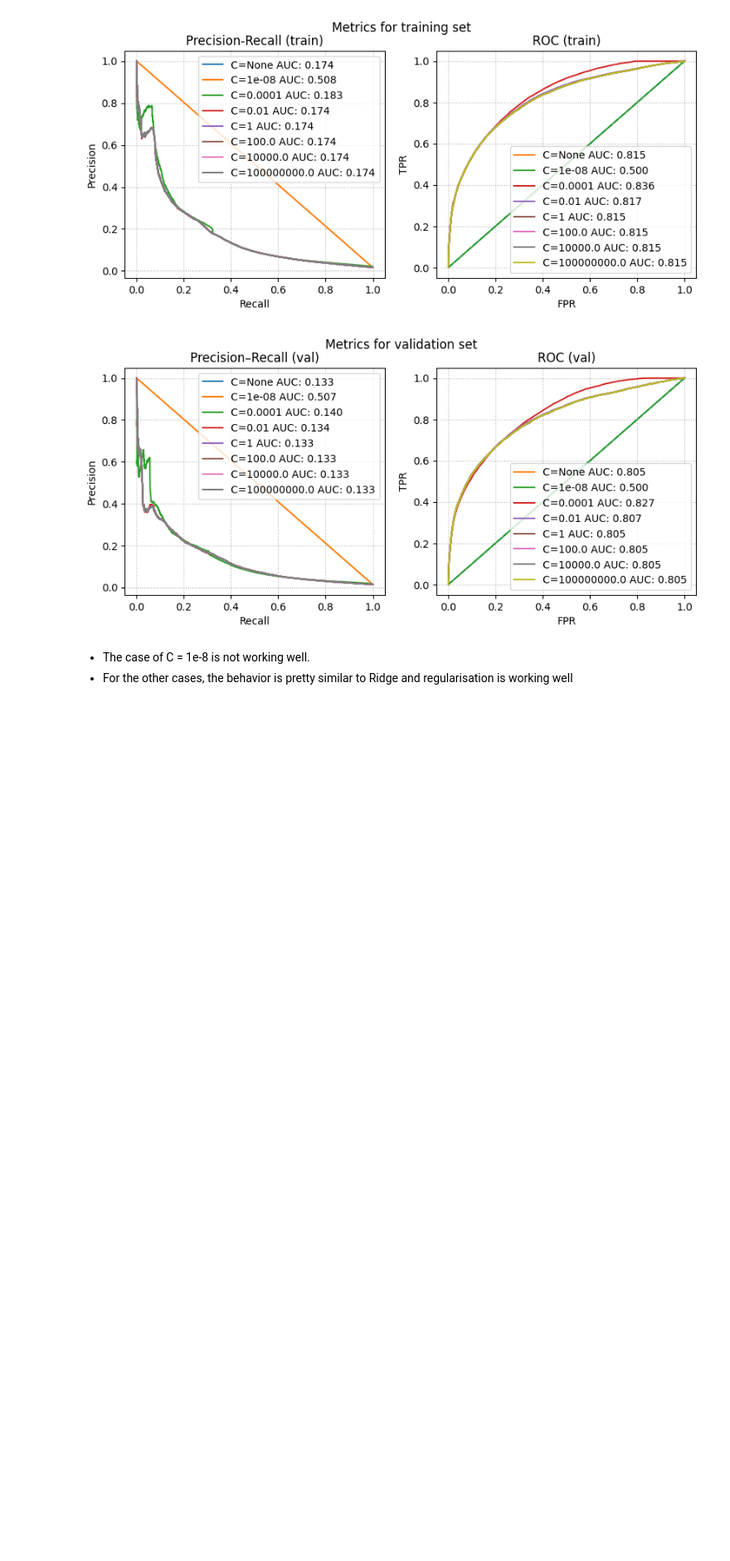
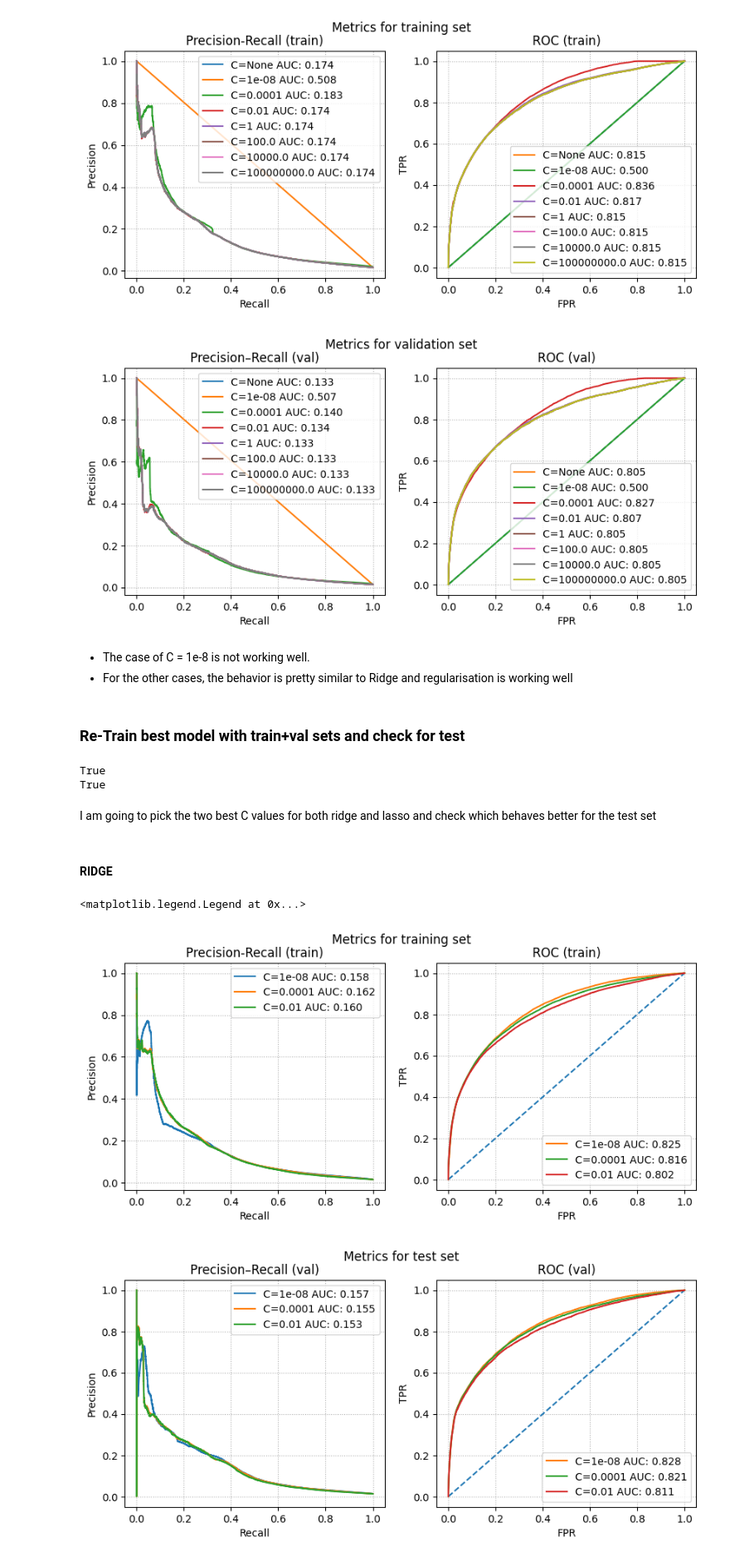
Before and after one commit to jonugaldegv-droid/zrive-ds, a Jupyter notebook: Module3/main3.ipynb, the cells around one changed output. Shown at 83% size. Drawn from its saved outputs; the diff is of its cells as text; code cells hidden in the pictures; blank space fills up the shorter version.

```diff
--- a/Module3/main3.ipynb
+++ b/Module3/main3.ipynb
@@ -507,3 +507,78 @@ ax_va[0].legend() ; ax_va[1].legend()
 # %% [markdown]
 - The case of C = 1e-8 is not working well.
 - For the other cases, the behavior is pretty similar to Ridge and regularisation is working well
+# %% [markdown]
+### Re-Train best model with train+val sets and check for test
+# %%
+X_tv = pd.concat([X_train, X_val], axis = 0, ignore_index=True)
+y_tv = pd.concat([y_train, y_val], axis = 0, ignore_index = True)
+# %%
+print(len(X_tv) == len(X_train) + len(X_val))
+print(len(y_tv) == len(y_train) + len(y_val))
+# %% [output]
+True
+True
+# %% [markdown]
+I am going to pick the two best C values for both ridge and lasso and check which behaves better for the test set
+# %% [markdown]
+#### RIDGE
+# %%
+alphas = [1e-8, 1e-4, 1e-2]
+
+fig_tr, ax_tr = plt.subplots(1, 2, figsize=(10,4))
+fig_tr.suptitle('Metrics for training set')
+ax_tr[0].set_title('Precision-Recall (train)')
+ax_tr[0].set_xlabel('Recall'); ax_tr[0].set_ylabel('Precision')
+ax_tr[0].grid(True, ls=':')
+ax_tr[1].set_title('ROC (train)')
+ax_tr[1].set_xlabel('FPR'); ax_tr[1].set_ylabel('TPR')
+ax_tr[1].plot([0,1],[0,1], ls='--')  # baseline
+ax_tr[1].grid(True, ls=':')
+
+fig_va, ax_va = plt.subplots(1, 2, figsize=(10,4))
+fig_va.suptitle('Metrics for test set')
+ax_va[0].set_title('Precision–Recall (val)')
+ax_va[0].set_xlabel('Recall'); ax_va[0].set_ylabel('Precision')
+ax_va[0].grid(True, ls=':')
+ax_va[1].set_title('ROC (val)')
+ax_va[1].set_xlabel('FPR'); ax_va[1].set_ylabel('TPR')
+ax_va[1].plot([0,1],[0,1], ls='--')
+ax_va[1].grid(True, ls=':')
+
+for a in alphas:
+    ridge_clf = make_pipeline(
+        StandardScaler(),
+        LogisticRegression(penalty = 'l2', C = a if a else 1.0)
+    )
+
+    ridge_clf.fit(X_tv, y_tv)
+    tv_proba = ridge_clf.predict_proba(X_tv)[:,1]
+
+    precision_, recall_, _ = precision_recall_curve(y_tv, tv_proba)
+    pr_auc = auc(recall_, precision_)
+
+    fpr, tpr, thresholds = roc_curve(y_tv, tv_proba)
+    roc_auc = auc(fpr, tpr)
+
+    ax_tr[0].plot(recall_, precision_, label = f'C={a} AUC: {pr_auc:.3f}')
+    ax_tr[1].plot(fpr, tpr, label = f'C={a} AUC: {roc_auc:.3f}')
+
+    ######## FOR VALIDATION DATA ########
+
+    test_proba = ridge_clf.predict_proba(X_test)[:,1]
+
+    precision_, recall_, _ = precision_recall_curve(y_test, test_proba)
+    pr_auc = auc(recall_, precision_)
+
+    fpr, tpr, thresholds = roc_curve(y_test, test_proba)
+    roc_auc = auc(fpr, tpr)
+
+    ax_va[0].plot(recall_, precision_, label = f'C={a} AUC: {pr_auc:.3f}')
+    ax_va[1].plot(fpr, tpr, label = f'C={a} AUC: {roc_auc:.3f}')
+
+ax_tr[0].legend() ; ax_tr[1].legend()
+ax_va[0].legend() ; ax_va[1].legend()
+# %% [output]
+<matplotlib.legend.Legend at 0x...>
+[figure, added]
+[figure, added]
```
Also changed, not shown: parts of 5 cells of this notebook.
